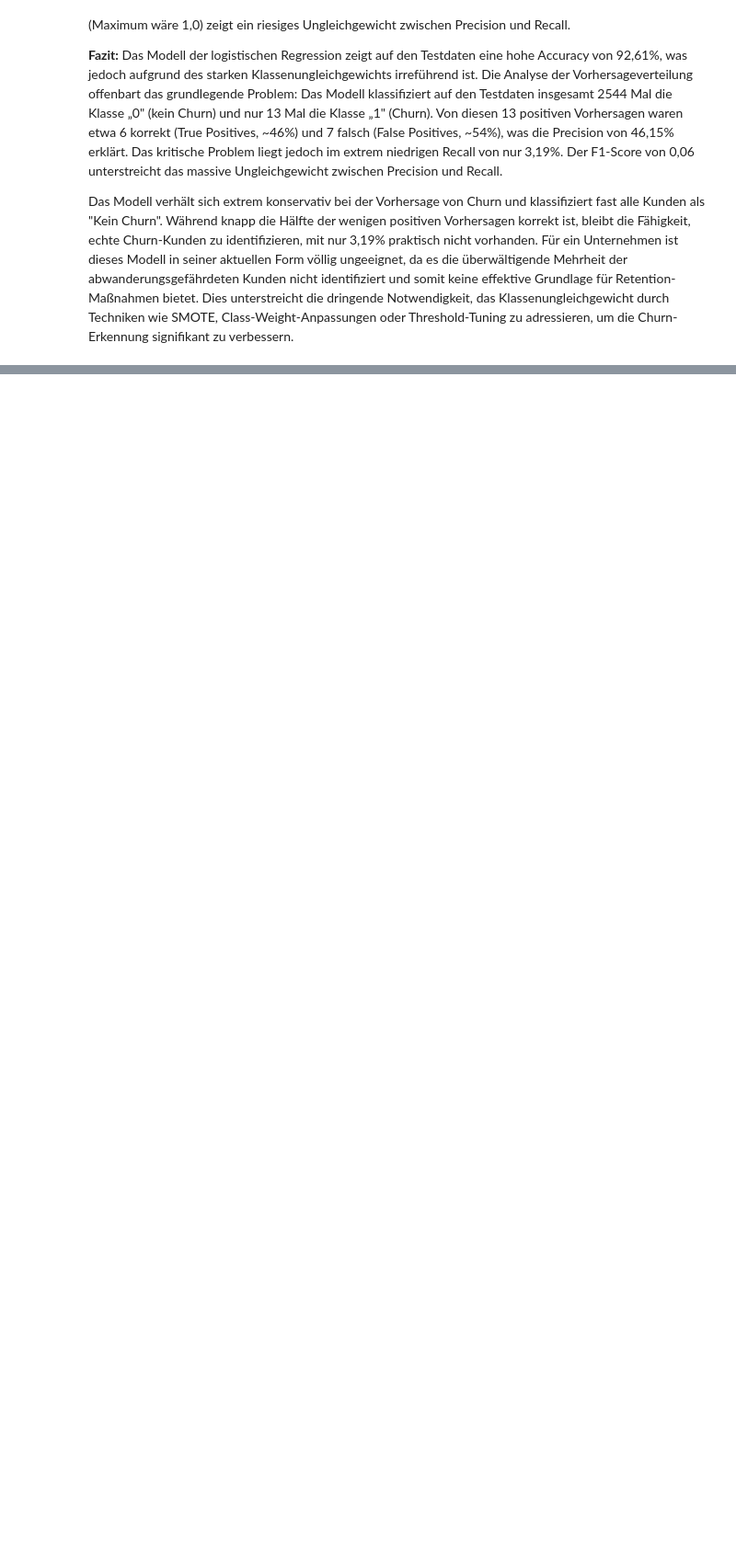
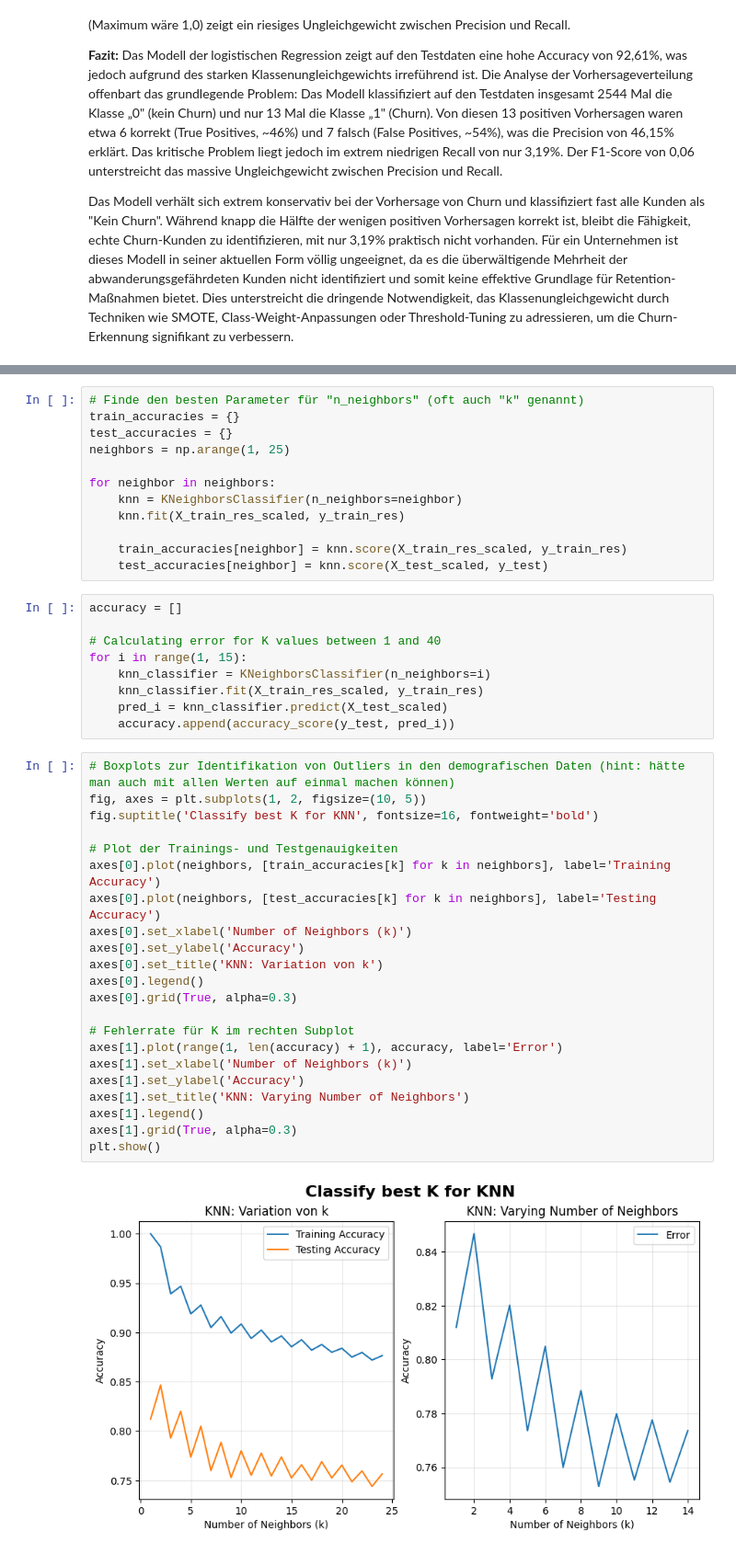
Before and after one commit to PatrickSchubert-Munich/DataScience_and_ML_Assignment, a Jupyter notebook: classification/task_2.ipynb, the cells around one changed output, grey strips where cells are left out. Shown at 92% size. Drawn from its saved outputs; the diff is of its cells as text; blank space fills up the shorter version.

```diff
--- a/classification/task_2.ipynb
+++ b/classification/task_2.ipynb
@@ -380,0 +560,45 @@ Beim Decision Tree würde ich empfehlen, mit Hyperparametern wie max_depth, min_
+# %%
+# Finde den besten Parameter für "n_neighbors" (oft auch "k" genannt)
+train_accuracies = {}
+test_accuracies = {}
+neighbors = np.arange(1, 25)
+
+for neighbor in neighbors:
+    knn = KNeighborsClassifier(n_neighbors=neighbor)
+    knn.fit(X_train_res_scaled, y_train_res)
+
+    train_accuracies[neighbor] = knn.score(X_train_res_scaled, y_train_res)
+    test_accuracies[neighbor] = knn.score(X_test_scaled, y_test)
+# %%
+accuracy = []
+
+# Calculating error for K values between 1 and 40
+for i in range(1, 15):
+    knn_classifier = KNeighborsClassifier(n_neighbors=i)
+    knn_classifier.fit(X_train_res_scaled, y_train_res)
+    pred_i = knn_classifier.predict(X_test_scaled)
+    accuracy.append(accuracy_score(y_test, pred_i))
+# %%
+# Boxplots zur Identifikation von Outliers in den demografischen Daten (hint: hätte man auch mit allen Werten auf einmal machen können)
+fig, axes = plt.subplots(1, 2, figsize=(10, 5))
+fig.suptitle('Classify best K for KNN', fontsize=16, fontweight='bold')
+
+# Plot der Trainings- und Testgenauigkeiten
+axes[0].plot(neighbors, [train_accuracies[k] for k in neighbors], label='Training Accuracy')
+axes[0].plot(neighbors, [test_accuracies[k] for k in neighbors], label='Testing Accuracy')
+axes[0].set_xlabel('Number of Neighbors (k)')
+axes[0].set_ylabel('Accuracy')
+axes[0].set_title('KNN: Variation von k')
+axes[0].legend()
+axes[0].grid(True, alpha=0.3)
+
+# Fehlerrate für K im rechten Subplot
+axes[1].plot(range(1, len(accuracy) + 1), accuracy, label='Error')
+axes[1].set_xlabel('Number of Neighbors (k)')
+axes[1].set_ylabel('Accuracy')
+axes[1].set_title('KNN: Varying Number of Neighbors')
+axes[1].legend()
+axes[1].grid(True, alpha=0.3)
+plt.show()
+# %% [output]
+[figure, added]
```
Also changed, not shown: parts of 23 cells of this notebook.
